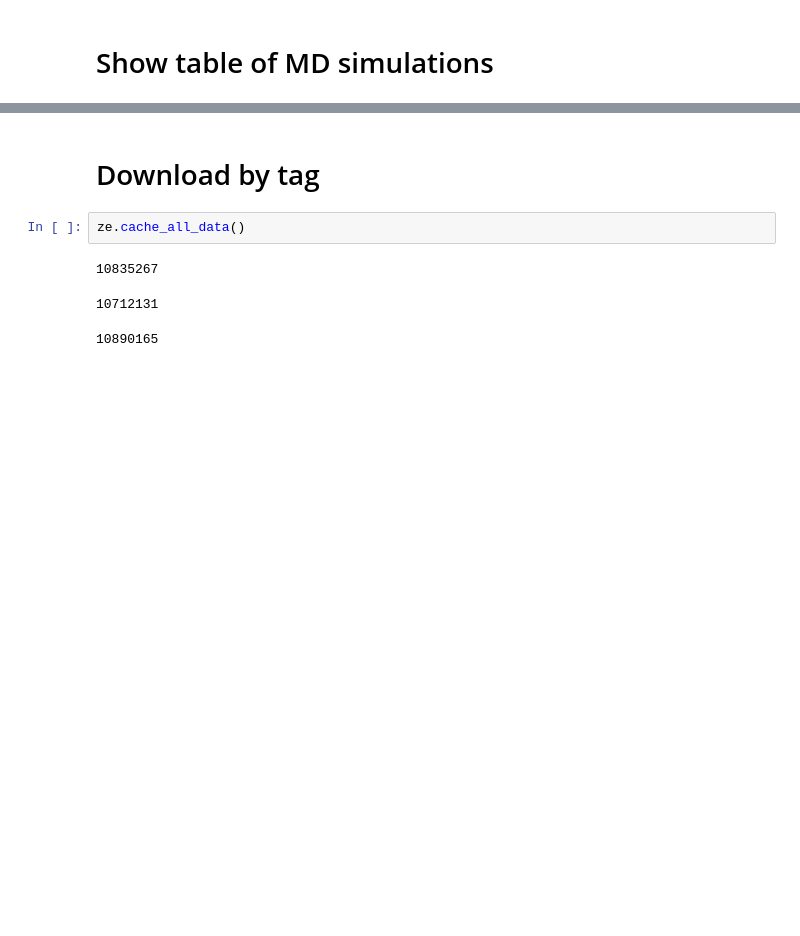
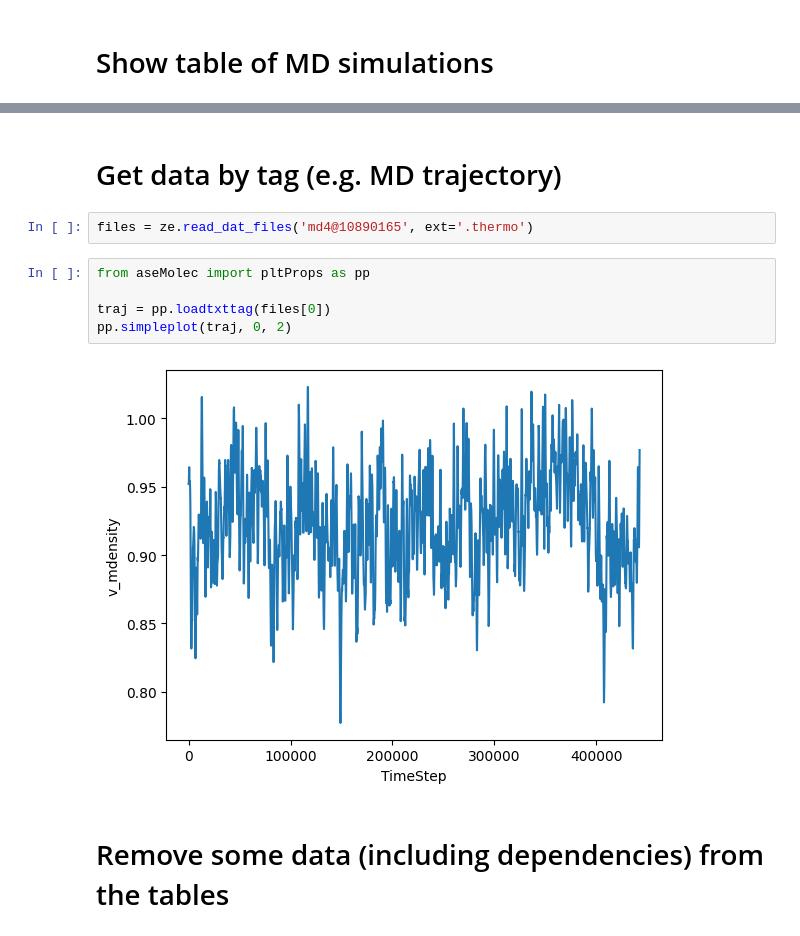
Before and after one commit to imagdau/zenodo-explorer, a Jupyter notebook: demo.ipynb, the cells around one changed output, grey strips where cells are left out. Drawn from its saved outputs; the diff is of its cells as text; blank space fills up the shorter version.

Commit message:
implemented data removal (including dependencies). updated demo.ipynb to show functionality

```diff
--- a/demo.ipynb
+++ b/demo.ipynb
@@ -34,10 +34,15 @@ ze.zdb.to_pd('MDSims')
 | md5@10890165 | ml3@10890165 | LAMMPS | 33% EC:EMC | 640 | NPT, NVT | 1.0 fs | 0.9 ns | 500 K | 1 atm |
 | md6@10890165 | ml3@10890165 | ASE | 33% EC:EMC (seeds 1,2,3) | 640 | NPT, NVT | 1.0 fs | 0.9 ns | 500 K | 1 atm |
 # %% [markdown]
-# Download by tag
+# Get data by tag (e.g. MD trajectory)
-# %%
-ze.cache_all_data()
-# %% [output]
-10835267
-10712131
-10890165
+# %%
+files = ze.read_dat_files('md4@10890165', ext='.thermo')
+# %%
+from aseMolec import pltProps as pp
+
+traj = pp.loadtxttag(files[0])
+pp.simpleplot(traj, 0, 2)
+# %% [output]
+[figure, added]
+# %% [markdown]
+# Remove some data (including dependencies) from the tables
```
Also changed, not shown: parts of 1 cell of this notebook, 1 other file.
